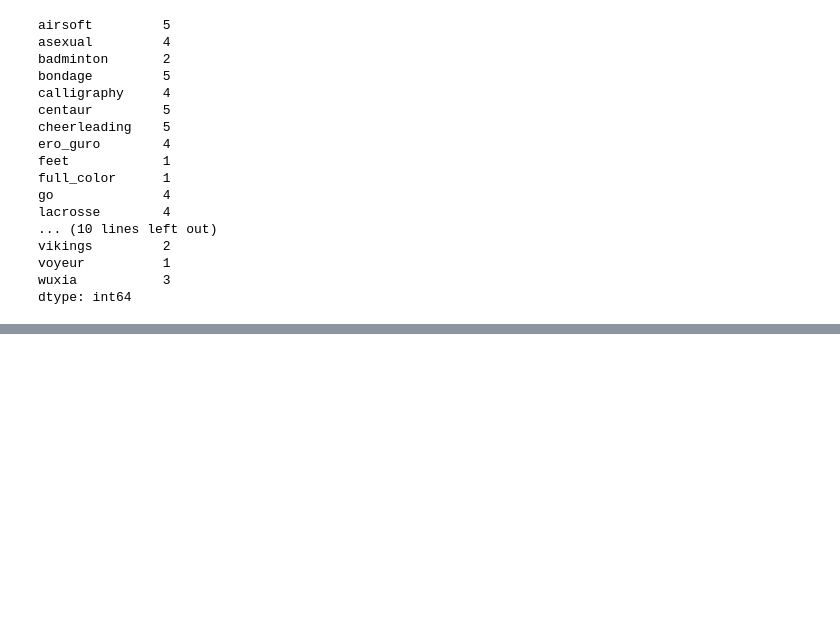
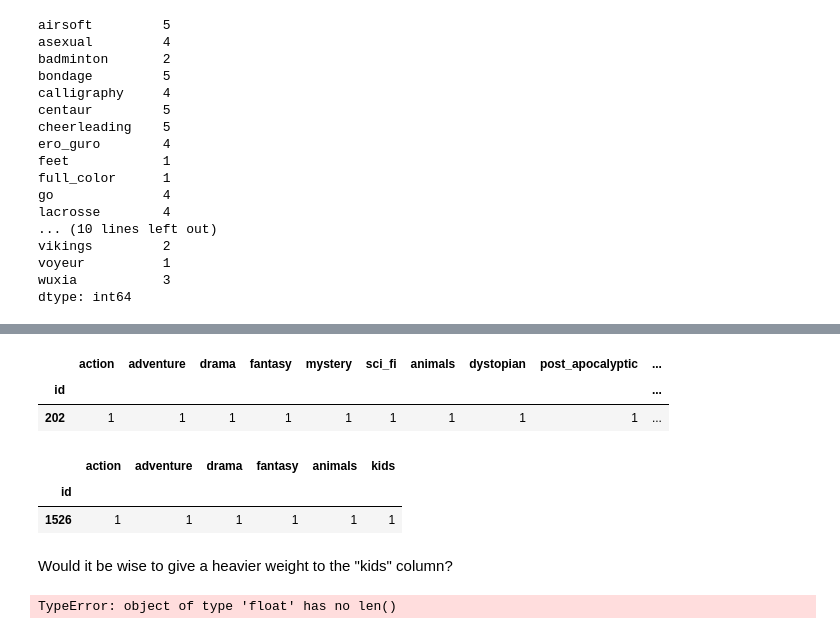
Before and after one commit to sn-ekstrand/content-based-anime-recommender, a Jupyter notebook: initial_eda.ipynb, the cells around one changed output, grey strips where cells are left out. Saved outputs shown, nothing was run; the diff lists cells and outputs as text; code cells hidden in the pictures; blank space fills up the shorter version.

Commit message:
compared the feature of Wolfs Rain and Pokemon: Lucario and the Mystery of Mew

```diff
--- a/initial_eda.ipynb
+++ b/initial_eda.ipynb
@@ -286,0 +297,10 @@ The terms "Ghost in the Shell" and "Nanana's Buried Treasure" are 33.33% alike.
+# %%
+wr_id = title_df[title_df['english'] == "Wolf's Rain"].index
+wr_df = df.loc[wr_id,:]
+# %%
+# Genres and tags for Wolf's Rain
+wr_df.loc[:, (wr_df != 0).any(axis=0)]
+# %% [output]
+|  | action | adventure | drama | fantasy | mystery | sci_fi | animals | dystopian | post_apocalyptic | ... |
+| id |  |  |  |  |  |  |  |  |  | ... |
+| 202 | 1 | 1 | 1 | 1 | 1 | 1 | 1 | 1 | 1 | ... |
@@ -287,2 +310,15 @@ The terms "Ghost in the Shell" and "Nanana's Buried Treasure" are 33.33% alike.
+# %%
+# Genres and tags for Pokémon: Lucario and the Mystery of Mew
+pk_df.loc[:, (pk_df != 0).any(axis=0)]
+# %% [output]
+|  | action | adventure | drama | fantasy | animals | kids |
+| id |  |  |  |  |  |  |
+| 1526 | 1 | 1 | 1 | 1 | 1 | 1 |
+# %% [markdown]
+Would it be wise to give a heavier weight to the "kids" column?
+# %%
+get_close_matches('No.6', title_df['english'])
+# %% [output]
+TypeError: object of type 'float' has no len()
 # %%
 # PCA
```
Also changed, not shown: parts of 22 cells of this notebook.
